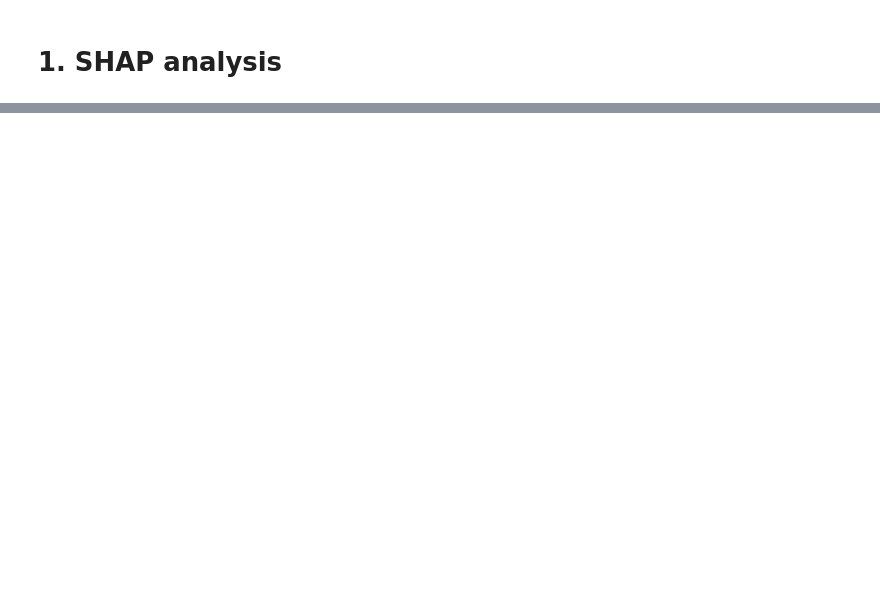
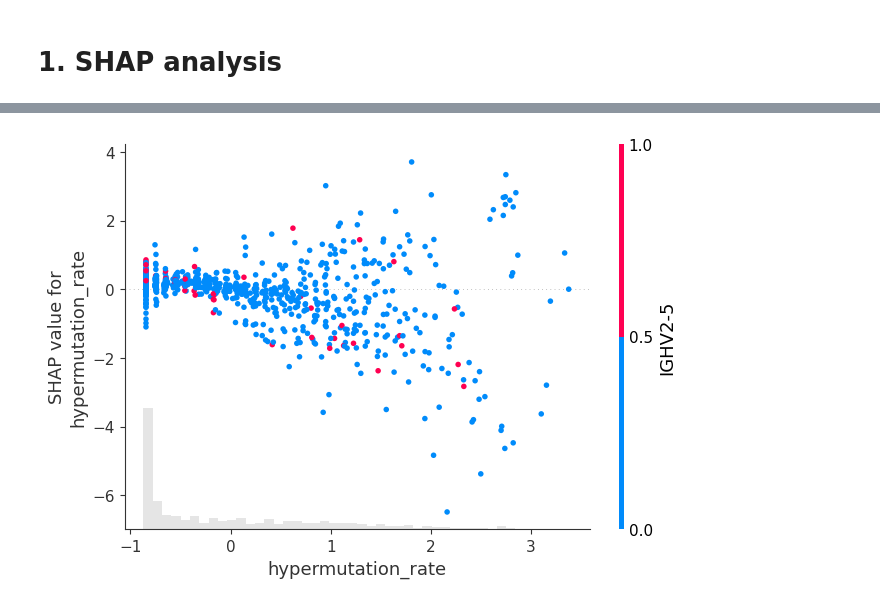
Before and after one commit to lewisl23/BCR-classification-model, a Jupyter notebook: SHAP_analysis/shap_analysis.ipynb, the cells around one changed output, grey strips where cells are left out. Saved outputs shown, nothing was run; the diff lists cells and outputs as text; code cells hidden in the pictures; blank space fills up the shorter version.

```diff
--- a/SHAP_analysis/shap_analysis.ipynb
+++ b/SHAP_analysis/shap_analysis.ipynb
@@ -149,0 +176,4 @@ shap.force_plot(explainer.expected_value[0], shap_values, test_samples_np, featu
+# %%
+shap.plots.scatter(explanation[:, "hypermutation_rate", 0], color=explanation[:,:,0])
+# %% [output]
+[figure, added]
```
Also changed, not shown: parts of 22 cells of this notebook.
